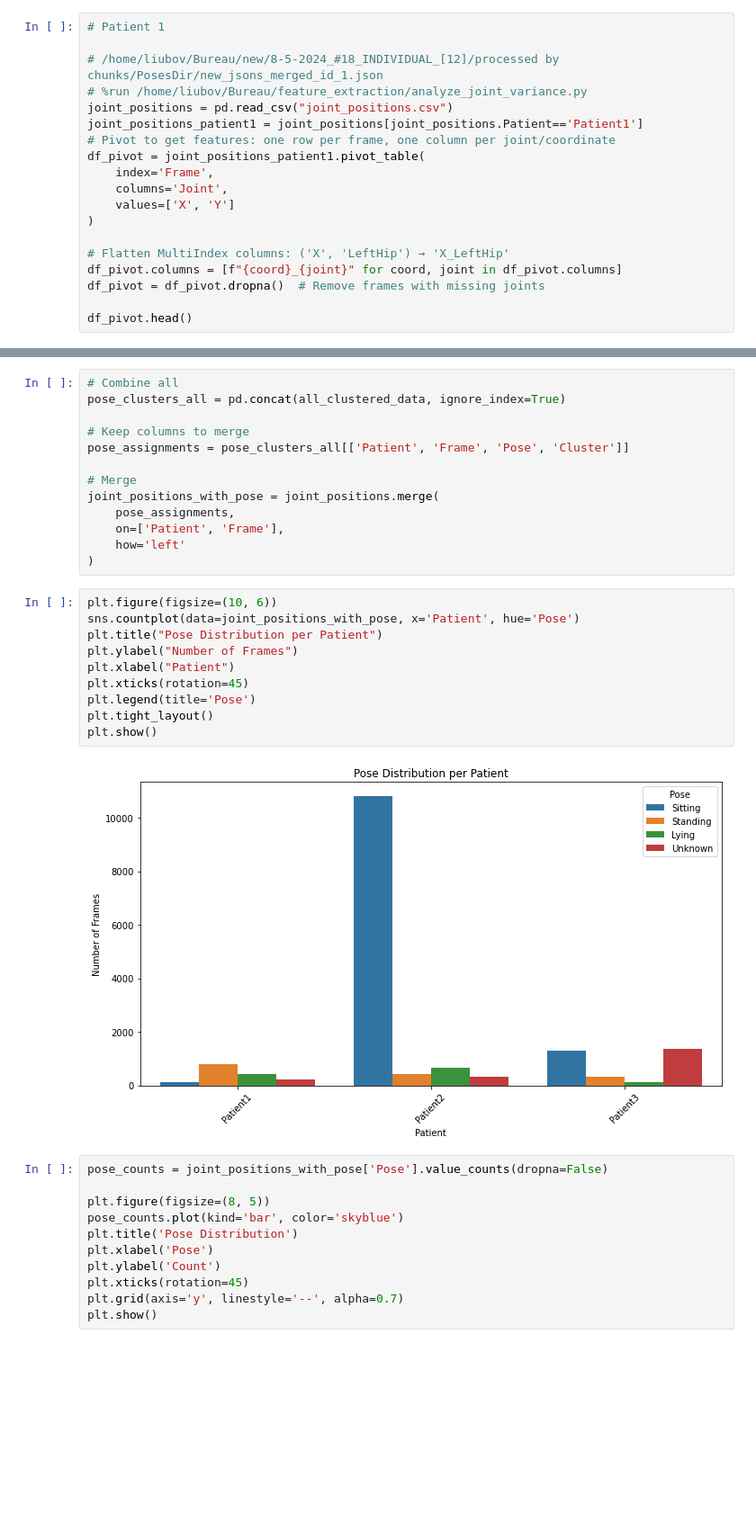
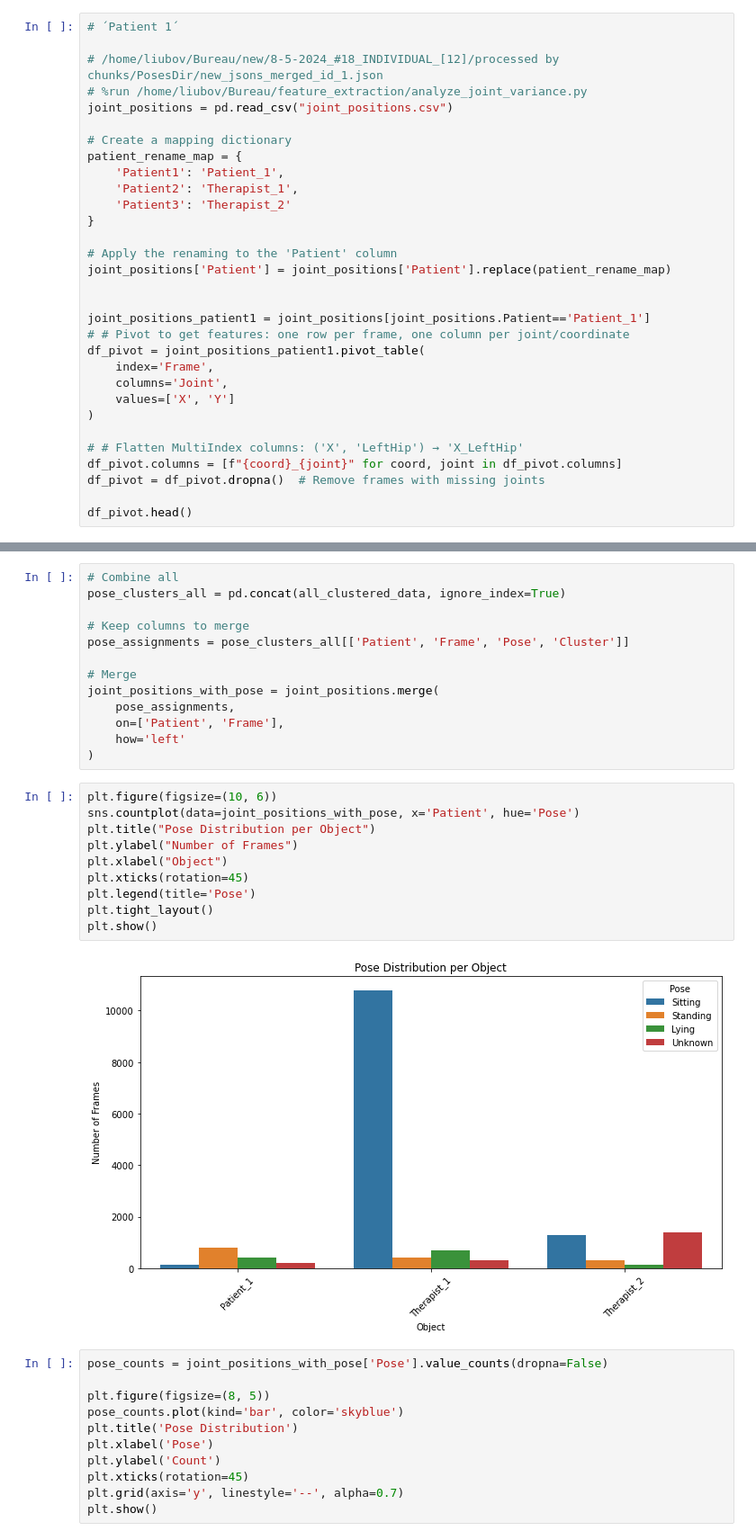
Before and after one commit to LiubovRev/sense_project, a Jupyter notebook: pose_classification.ipynb, the cells around one changed output, grey strips where cells are left out. Shown at 90% size. Cells and saved outputs as stored; diff of their text form; blank space fills up the shorter version.

Commit message:
object renamed

```diff
--- a/pose_classification.ipynb
+++ b/pose_classification.ipynb
@@ -14,20 +14,32 @@ warnings.filterwarnings('ignore')
 # %% [markdown]
 ### Clustering with KMeans
 # %%
-# Patient 1
+# ´Patient 1´
 
 # /home/liubov/Bureau/new/8-5-2024_#18_INDIVIDUAL_[12]/processed by chunks/PosesDir/new_jsons_merged_id_1.json
 # %run /home/liubov/Bureau/feature_extraction/analyze_joint_variance.py
 joint_positions = pd.read_csv("joint_positions.csv")
-joint_positions_patient1 = joint_positions[joint_positions.Patient=='Patient1']
-# Pivot to get features: one row per frame, one column per joint/coordinate
+
+# Create a mapping dictionary
+patient_rename_map = {
+    'Patient1': 'Patient_1',
+    'Patient2': 'Therapist_1',
+    'Patient3': 'Therapist_2'
+}
+
+# Apply the renaming to the 'Patient' column
+joint_positions['Patient'] = joint_positions['Patient'].replace(patient_rename_map)
+
+
+joint_positions_patient1 = joint_positions[joint_positions.Patient=='Patient_1']
+# # Pivot to get features: one row per frame, one column per joint/coordinate
 df_pivot = joint_positions_patient1.pivot_table(
     index='Frame',
     columns='Joint',
     values=['X', 'Y']
 )
 
-# Flatten MultiIndex columns: ('X', 'LeftHip') → 'X_LeftHip'
+# # Flatten MultiIndex columns: ('X', 'LeftHip') → 'X_LeftHip'
 df_pivot.columns = [f"{coord}_{joint}" for coord, joint in df_pivot.columns]
 df_pivot = df_pivot.dropna()  # Remove frames with missing joints
 
@@ -335,15 +337,15 @@ joint_positions_with_pose = joint_positions.merge(
 # %%
 plt.figure(figsize=(10, 6))
 sns.countplot(data=joint_positions_with_pose, x='Patient', hue='Pose')
-plt.title("Pose Distribution per Patient")
+plt.title("Pose Distribution per Object")
 plt.ylabel("Number of Frames")
-plt.xlabel("Patient")
+plt.xlabel("Object")
 plt.xticks(rotation=45)
 plt.legend(title='Pose')
 plt.tight_layout()
 plt.show()
 # %% [output]
-[figure, old version]
+[figure, new version]
 # %%
 pose_counts = joint_positions_with_pose['Pose'].value_counts(dropna=False)
 
```
Also changed, not shown: parts of 7 cells of this notebook.
